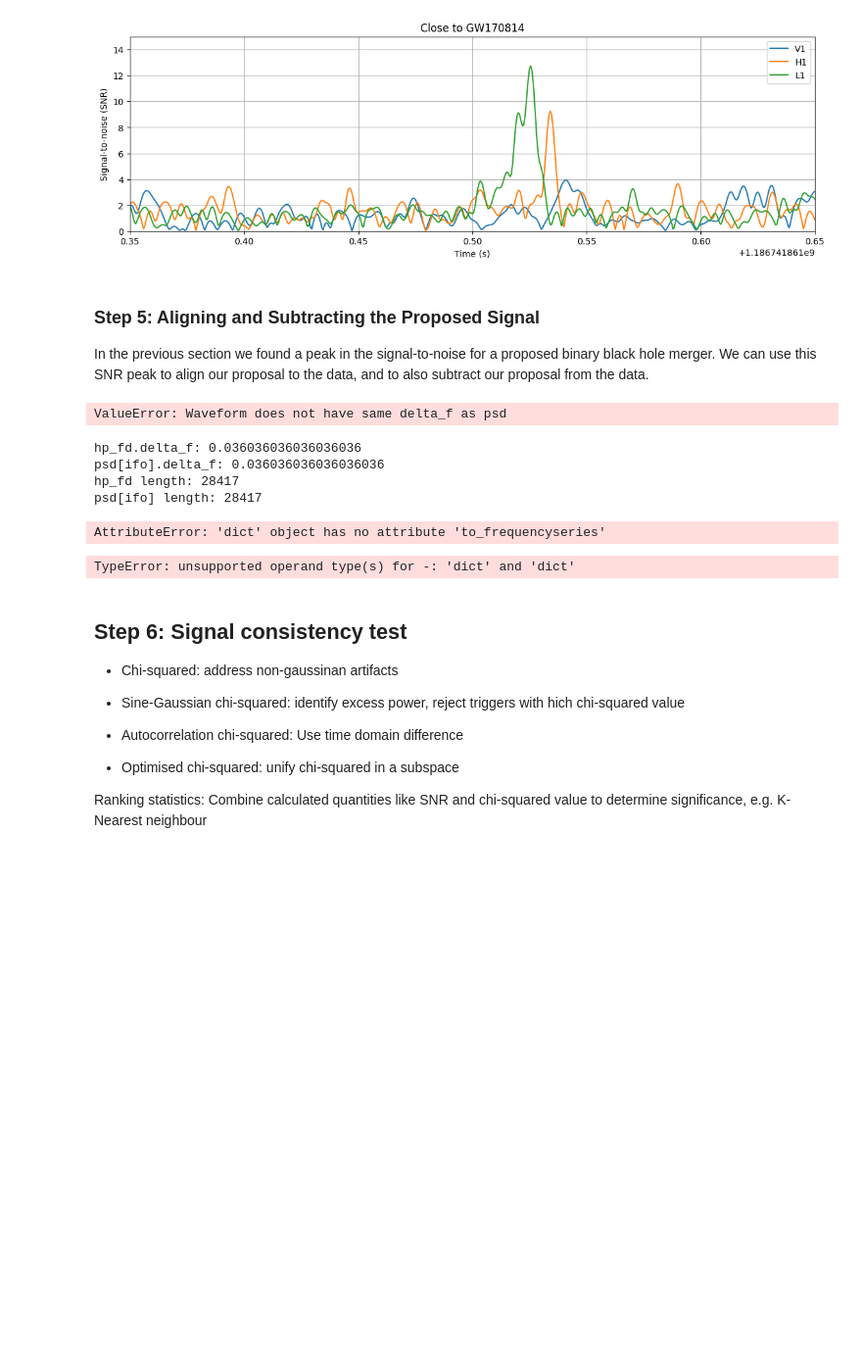
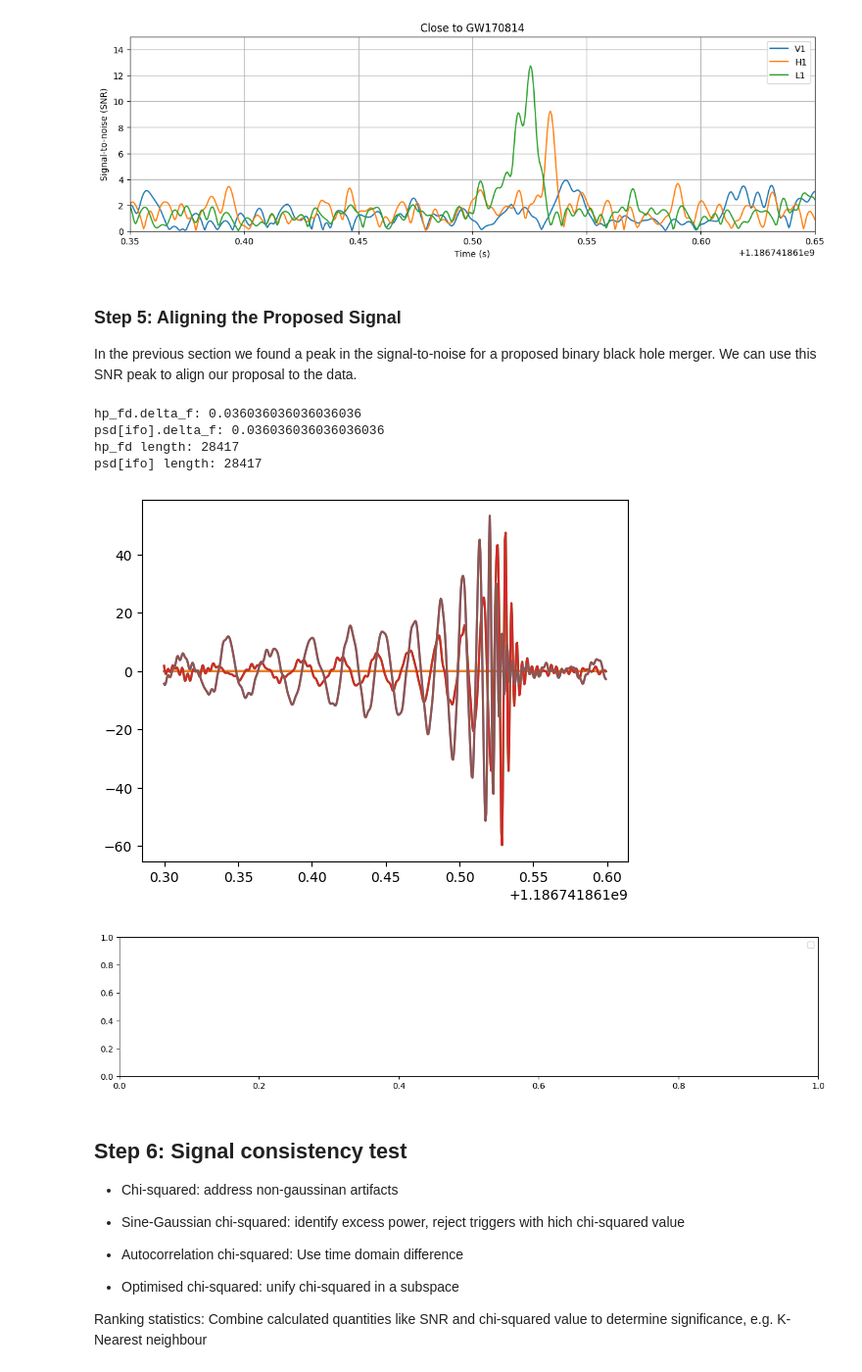
Before and after one commit to Heiley-W/Gravitational-Wave-Open-Data-Workshop, a Jupyter notebook: summary/GW3_Generate_Waveform_and_Matched_Filtering.ipynb, the cells around one changed output. Shown at 98% size. Drawn from its saved outputs; the diff is of its cells as text; code cells hidden in the pictures; blank space fills up the shorter version.

```diff
--- a/summary/GW3_Generate_Waveform_and_Matched_Filtering.ipynb
+++ b/summary/GW3_Generate_Waveform_and_Matched_Filtering.ipynb
@@ -397,9 +385,9 @@ for w, title in [(8, 'Wide View'), (.15, 'Close to GW170814')]:
 [figure]
 [figure]
 # %% [markdown]
-### Step 5: Aligning and Subtracting the Proposed Signal
+### Step 5: Aligning the Proposed Signal
 
-In the previous section we found a peak in the signal-to-noise for a proposed binary black hole merger. We can use this SNR peak to align our proposal to the data, and to also subtract our proposal from the data.
+In the previous section we found a peak in the signal-to-noise for a proposed binary black hole merger. We can use this SNR peak to align our proposal to the data.
 # %%
 from pycbc.filter import sigma
 # The time, amplitude, and phase of the SNR peak tell us how to align
@@ -412,60 +400,41 @@ for ifo in ifos:
   # Shift the template to the peak time
   dt[ifo] = time[ifo] - conditioned[ifo].start_time
   aligned[ifo] = template[ifo].cyclic_time_shift(dt[ifo])
-
-  # scale the template so that it would have SNR 1 in this data
+  aligned[ifo] = aligned[ifo].to_frequencyseries()
+  aligned[ifo] = interpolate(aligned[ifo], psd[ifo].delta_f)  # ✅ Correct
   aligned[ifo] /= sigma(aligned[ifo], psd=psd[ifo], low_frequency_cutoff=20)
-
   # Scale the template amplitude and phase to the peak value
   aligned[ifo] = (aligned[ifo].to_frequencyseries() * snrp[ifo]).to_timeseries()
   aligned[ifo].start_time = conditioned[ifo].start_time
-# %% [output]
-ValueError: Waveform does not have same delta_f as psd
 # %%
 print("hp_fd.delta_f:", hp_fd.delta_f)
 print("psd[ifo].delta_f:", psd[ifo].delta_f)
 print("hp_fd length:", len(hp_fd))
 print("psd[ifo] length:", len(psd[ifo]))# We do it this way so that we can whiten both the template and the data
-white_data = (conditioned.to_frequencyseries() / psd**0.5).to_timeseries()
-white_template = (aligned.to_frequencyseries() / psd**0.5).to_timeseries()
+for ifo in ifos:
+  white_data = (aligned[ifo].to_frequencyseries() / psd[ifo]**0.5).to_timeseries()
+  white_template = (aligned[ifo].to_frequencyseries() / psd[ifo]**0.5).to_timeseries()
 
-white_data = white_data.highpass_fir(30., 512).lowpass_fir(300, 512)
-white_template = white_template.highpass_fir(30, 512).lowpass_fir(300, 512)
+  white_data = white_data.highpass_fir(30., 512).lowpass_fir(300, 512)
+  white_template = white_template.highpass_fir(30, 512).lowpass_fir(300, 512)
 
-# Select the time around the merger
-white_data = white_data.time_slice(merger.time-.2, merger.time+.1)
-white_template = white_template.time_slice(merger.time-.2, merger.time+.1)
+  # Select the time around the merger
+  white_data = white_data.time_slice(merger.time-.2, merger.time+.1)
+  white_template = white_template.time_slice(merger.time-.2, merger.time+.1)
+
+  pylab.plot(white_data.sample_times, white_data, label="Data")
+  pylab.plot(white_template.sample_times, white_template, label="Template")
 
 pylab.figure(figsize=[15, 3])
-pylab.plot(white_data.sample_times, white_data, label="Data")
-pylab.plot(white_template.sample_times, white_template, label="Template")
 pylab.legend()
 pylab.show()
 # %% [output]
 hp_fd.delta_f: 0.036036036036036036
 psd[ifo].delta_f: 0.036036036036036036
 hp_fd length: 28417
 psd[ifo] length: 28417
-AttributeError: 'dict' object has no attribute 'to_frequencyseries'
+[figure, added]
+[figure, added]
-# %%
-subtracted = conditioned - aligned
-
-# Plot the original data and the subtracted signal data
-
-for data, title in [(conditioned, 'Original H1 Data'),
-                    (subtracted, 'Signal Subtracted from H1 Data')]:
-
-    t, f, p = data.whiten(4, 4).qtransform(.001, logfsteps=100, qrange=(8, 8), frange=(20, 512))
-    pylab.figure(figsize=[15, 3])
-    pylab.title(title)
-    pylab.pcolormesh(t, f, p**0.5, vmin=1, vmax=6, shading='auto')
-    pylab.yscale('log')
-    pylab.xlabel('Time (s)')
-    pylab.ylabel('Frequency (Hz)')
-    pylab.xlim(merger.time - 2, merger.time + 1)
-    pylab.show()
-# %% [output]
-TypeError: unsupported operand type(s) for -: 'dict' and 'dict'
 # %% [markdown]
 ## Step 6: Signal consistency test
 - Chi-squared: address non-gaussinan artifacts
```
Also changed, not shown: parts of 10 cells of this notebook.
